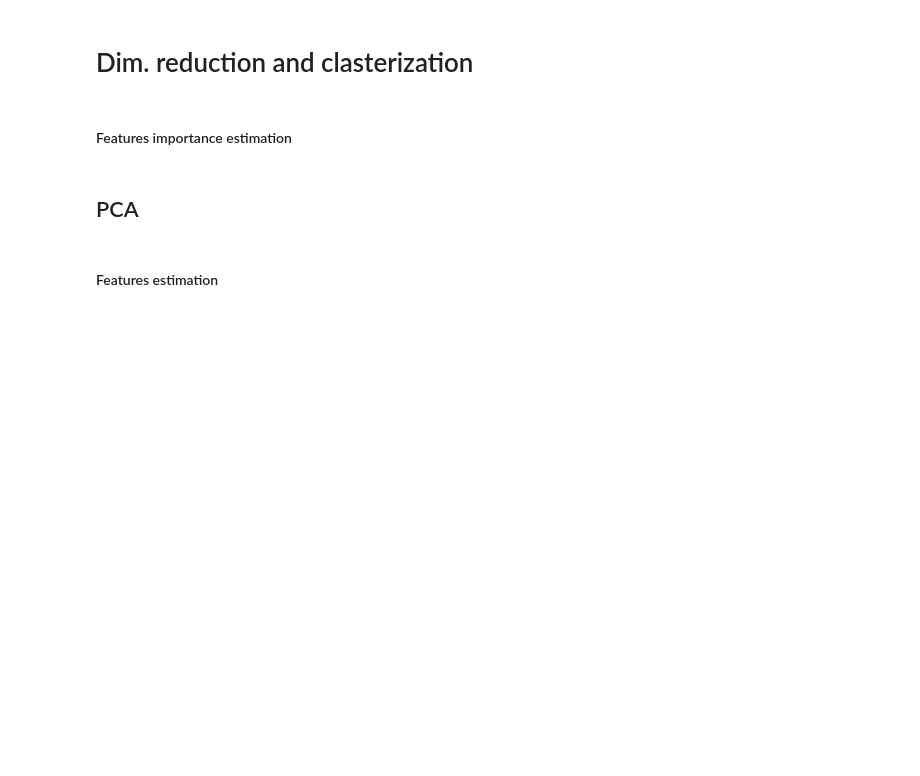
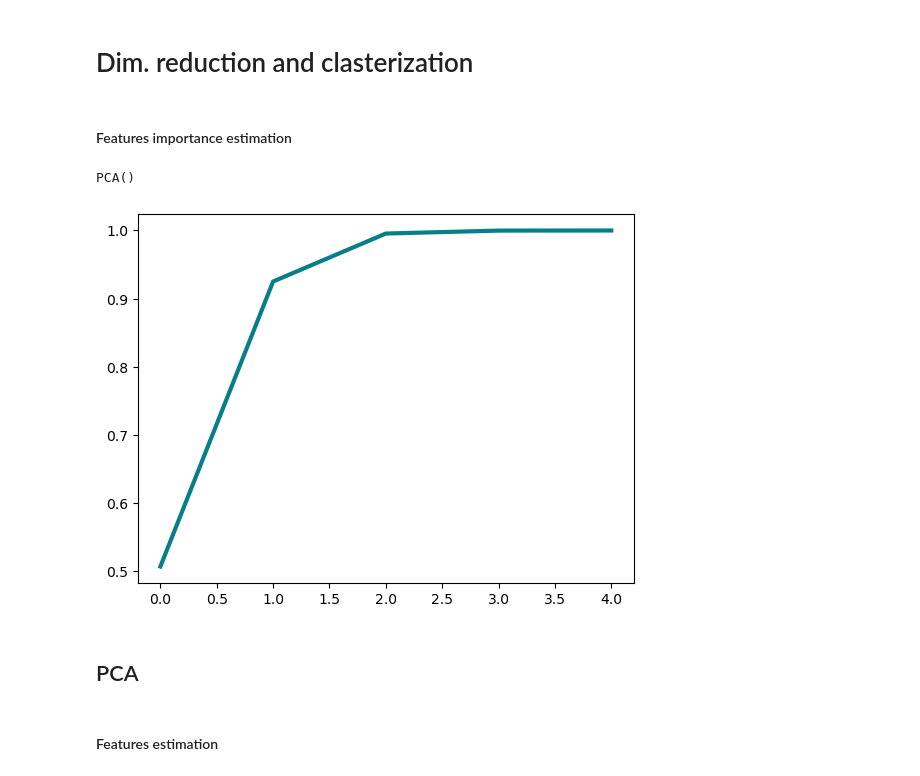
Before and after one commit to wisstock/microca, a Jupyter notebook: glia/micro_stat.ipynb, the cells around one changed output. Saved outputs shown, nothing was run; the diff lists cells and outputs as text; code cells hidden in the pictures; blank space fills up the shorter version.

```diff
--- a/glia/micro_stat.ipynb
+++ b/glia/micro_stat.ipynb
@@ -116,0 +114,13 @@ print(sort_peaks_df.shape)
+# %%
+no_ctrl_peaks_df = []
+no_ctrl_prof_df = []
+for samp in samp_list:
+    sel_prof = no_ctrl_comp[samp]
+    no_ctrl_peaks_df.append(total_peak_df[(total_peak_df['sample'] == samp) & (total_peak_df['comp'].isin(sel_prof))])
+    no_ctrl_prof_df.append(total_component_df[(total_component_df['reg_name'] == samp) & (total_component_df['comp'].isin(sel_prof))])
+
+no_ctrl_peaks_df = pd.concat(no_ctrl_peaks_df)
+no_ctrl_prof_df = pd.concat(no_ctrl_prof_df)
+
+print(no_ctrl_peaks_df.shape)
+print(no_ctrl_prof_df.shape)
@@ -116,0 +132,9 @@ print(sort_peaks_df.shape)
+# %%
+ctrl_peaks_df = total_peak_df.copy()
+ctrl_prof_df = total_component_df.copy()
+
+ctrl_peaks_df = ctrl_peaks_df.drop(index=list(no_ctrl_peaks_df.index))
+ctrl_prof_df = ctrl_prof_df.drop(index=list(no_ctrl_prof_df.index))
+
+print(ctrl_peaks_df.shape)
+print(ctrl_prof_df.shape)
@@ -195,20 +237,28 @@ Sample E0002
 # %% [markdown]
 # Dim. reduction and clasterization
+# %%
+work_df = ctrl_peaks_df.copy()
+
+feature_col_list = ['rise', 'decay', 'FWHM', 'AUC_dF', 'amp_dF']
+factor_col_list = ['sample', 'comp', 'app_group']
 # %% [markdown]
 #### Features importance estimation
 # %%
 # https://python-bloggers.com/2021/01/3-essential-ways-to-calculate-feature-importance-in-python/
 # https://stackoverflow.com/questions/50796024/feature-variable-importance-after-a-pca-analysis
 
-test_features_vals = work_df[['rise', 'decay', 'FWHM', 'integral_dF', 'amp_dF']].values
+test_features_vals = work_df[feature_col_list].values
 
 test_pca = PCA()
 test_features_pca = test_pca.fit(X=test_features_vals)
 
 print(test_features_pca)
 
 plt.plot(test_features_pca.explained_variance_ratio_.cumsum(), lw=3, color='#087E8B')
 plt.show()
+# %% [output]
+PCA()
+[figure, added]
 # %% [markdown]
 ## PCA
 # %% [markdown]
```
Also changed, not shown: parts of 17 cells of this notebook.
